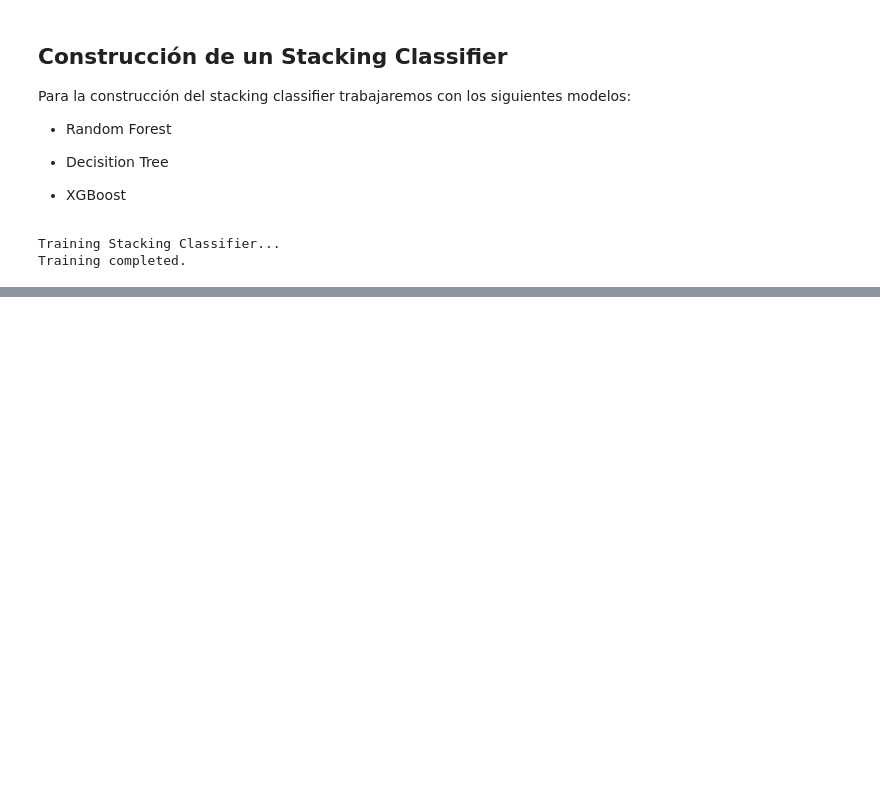
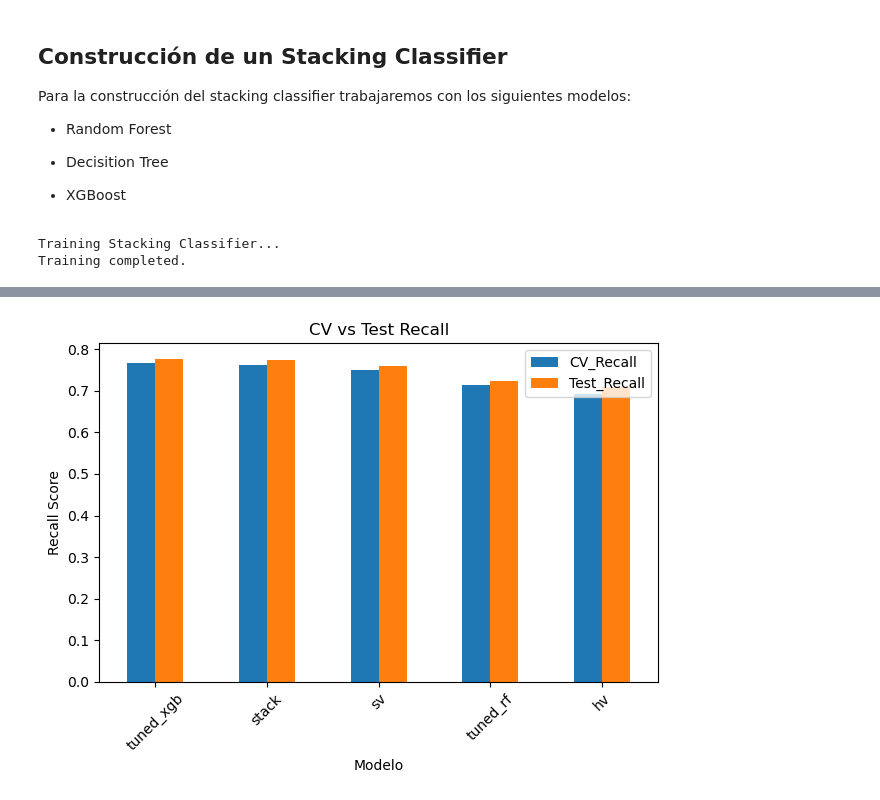
Before and after one commit to pucp-datanalytics/dp261-g2, a Jupyter notebook: notebooks/13_ensemble_engineer.ipynb, the cells around one changed output, grey strips where cells are left out. Saved outputs shown, nothing was run; the diff lists cells and outputs as text; code cells hidden in the pictures; blank space fills up the shorter version.

Commit message:
Se creó el notebook de ensamblado de modelos y comparación con modelos tuneados

```diff
--- a/notebooks/13_ensemble_engineer.ipynb
+++ b/notebooks/13_ensemble_engineer.ipynb
@@ -273,7 +271,6 @@ meta_learner = LogisticRegression(
 stack_model = StackingClassifier(
     estimators=[
         ("xgb", best_xgb),
-        ("dt", best_dt),
         ("rf", best_rf)
     ],
 
@@ -359,0 +569,27 @@ print("\nStacking model saved successfully.")
+# %%
+# ========================
+# 6. DataFrame final
+# ========================
+df_results = pd.DataFrame(results_list)
+
+# ------------------------
+# Overfitting check
+# ------------------------
+df_results['F1_gap'] = df_results['CV_F1'] - df_results['Test_F1']
+df_results['Recall_gap'] = df_results['CV_Recall'] - df_results['Test_Recall']
+
+# ------------------------
+# Orden final (F1)
+# ------------------------
+df_results = df_results[[
+    'Modelo',
+    'CV_F1', 'Test_F1',
+    'CV_Recall', 'Test_Recall', 'CV_Accuracy',
+    'CV_AUC', 'Test_AUC',
+    'Train_Time',
+    'F1_gap', 'Recall_gap'
+]].sort_values('CV_Recall', ascending=False)
+
+print(" Evaluación completada\n")
+
+df_results
@@ -359,0 +604,3 @@ print("\nStacking model saved successfully.")
+# %%
+df_results['Rank'] = df_results['CV_Recall'].rank(ascending=False)
+df_results.sort_values('Rank')
@@ -359,0 +614,13 @@ print("\nStacking model saved successfully.")
+# %%
+import matplotlib.pyplot as plt
+
+df_plot = df_results.set_index('Modelo')[['CV_Recall', 'Test_Recall']]
+
+df_plot.plot(kind='bar')
+plt.title("CV vs Test Recall")
+plt.ylabel("Recall Score")
+plt.xticks(rotation=45)
+plt.tight_layout()
+plt.show()
+# %% [output]
+[figure, added]
```
Also changed, not shown: parts of 20 cells of this notebook, 2 other files.
